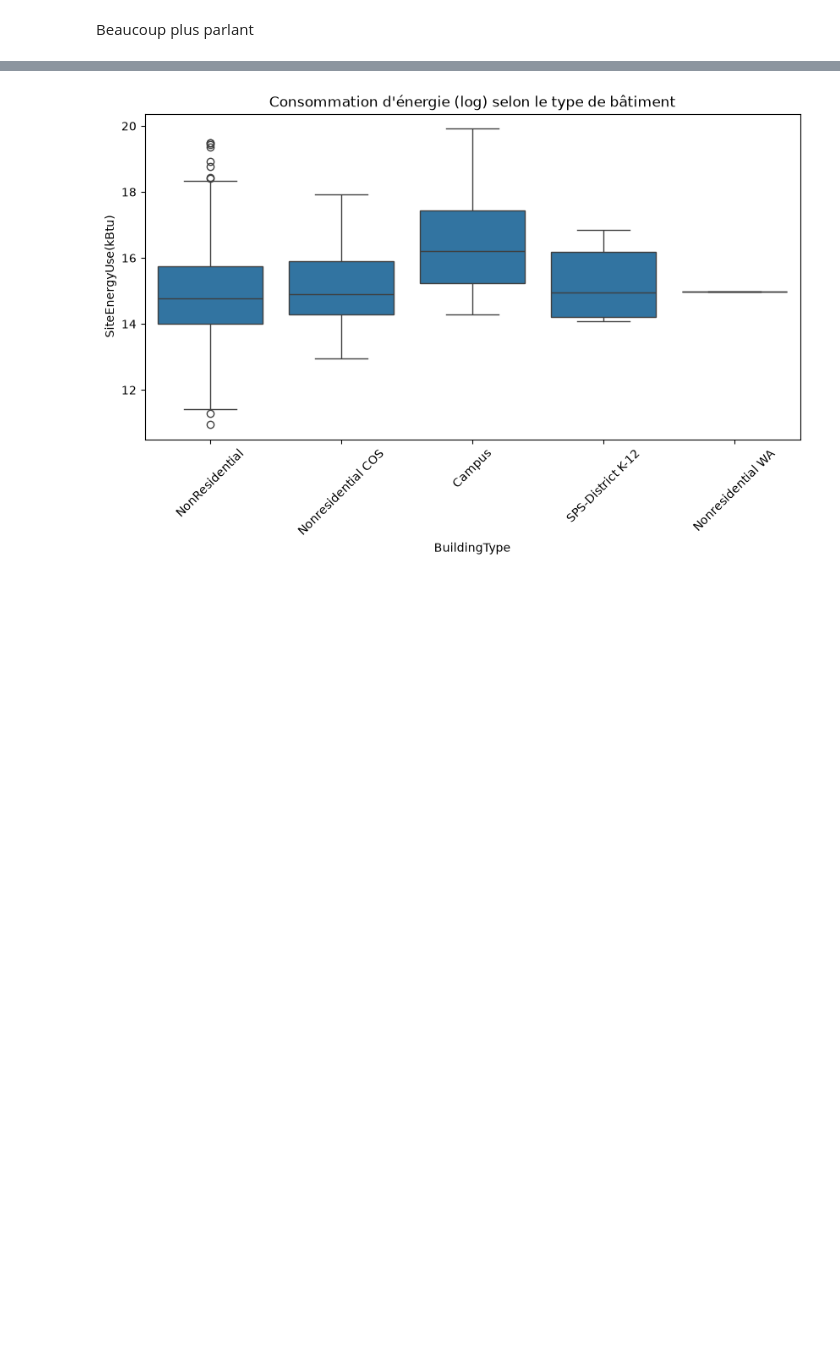
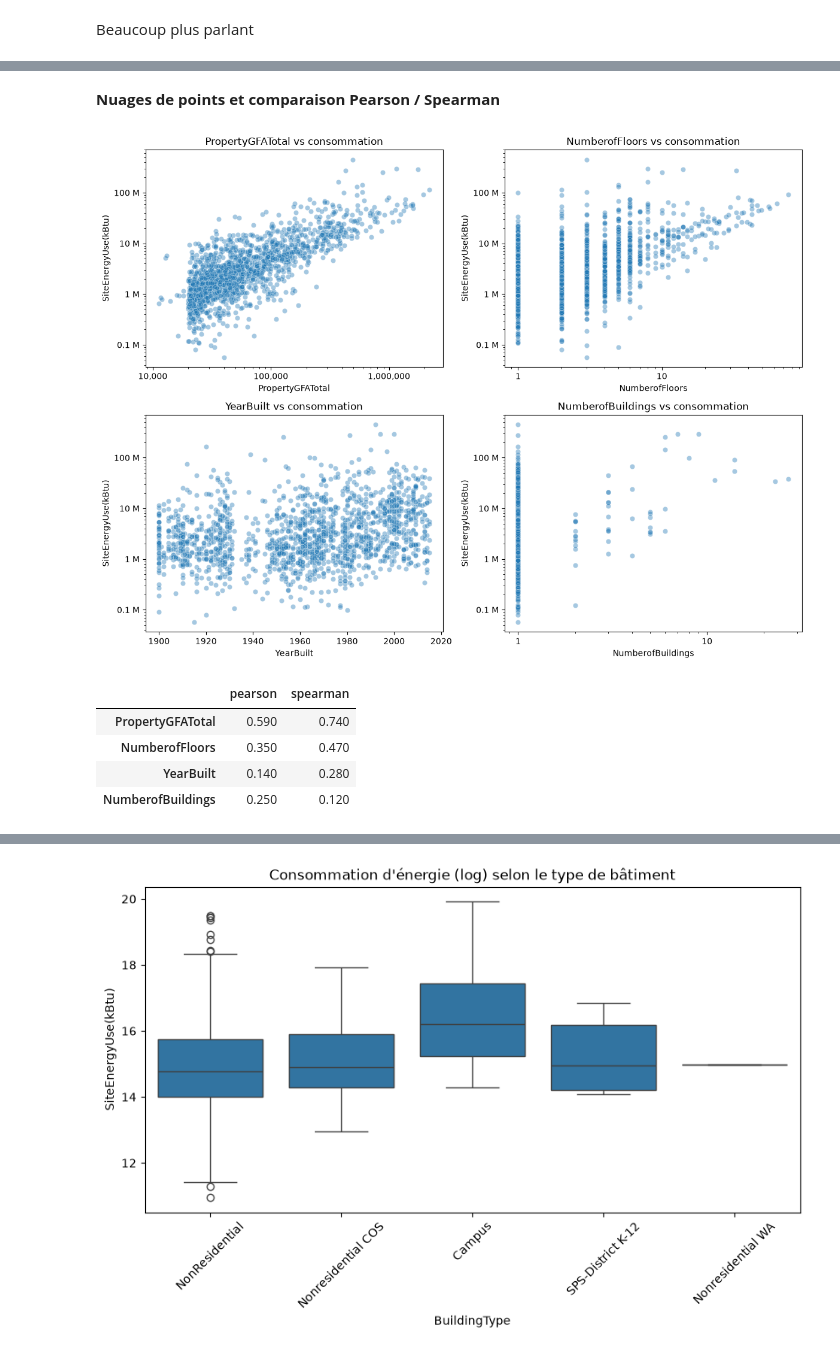
Before and after one commit to youdontknowmu/Projet3, a Jupyter notebook: P3_template_modelistation_supervisee_data_scientist.ipynb, the cells around one changed output, grey strips where cells are left out. Cells and saved outputs as stored; diff of their text form; code cells hidden in the pictures; blank space fills up the shorter version.

Commit message:
Corrections sur partie 1
Rajout de markdowns, rajout de satistiques descriptives

```diff
--- a/P3_template_modelistation_supervisee_data_scientist.ipynb
+++ b/P3_template_modelistation_supervisee_data_scientist.ipynb
@@ -216,0 +349,16 @@ Lignes supprimées : 16
+# %%
+"""Imputation du nombre d'étages de l'église par la médiane des lieux de culte"""
+# int() : le nombre d'étages est un entier, on évite de mettre 1.5 étage par exemple
+mediane_etages_culte = int(autres_lieux_de_culte["NumberofFloors"].median())
+
+# On cible la ligne repérée en 1.3 par sa valeur (99 étages) plutôt que par son numéro de ligne
+masque_etages_aberrants = building_consumption["NumberofFloors"] == 99
+print(f"Bâtiments corrigés : {masque_etages_aberrants.sum()}")
+
+# .loc[lignes, colonne] = valeur : remplace uniquement la case visée
+building_consumption.loc[masque_etages_aberrants, "NumberofFloors"] = mediane_etages_culte
+
+# Vérification : le nouveau maximum doit être nettement inférieur à 99
+print(f"Valeur imputée : {mediane_etages_culte} étage(s)")
+print(f"Nouveau maximum de NumberofFloors : {building_consumption['NumberofFloors'].max()}")
+print(f"Nombre de bâtiments (inchangé, on corrige sans supprimer) : {building_consumption.shape[0]}")
@@ -324,0 +543,36 @@ Name: SiteEnergyUse(kBtu), dtype: float64
+# %% [markdown]
+**Nuages de points et comparaison Pearson / Spearman**
+# %%
+"""Lien entre chaque variable structurelle et la consommation + comparaison Pearson / Spearman"""
+from matplotlib.ticker import FuncFormatter  # pour des libellés lisibles au lieu de 10^6
+
+variables = ["PropertyGFATotal", "NumberofFloors", "YearBuilt", "NumberofBuildings"]
+
+# Grille de 2x2 graphiques
+fig, axes = plt.subplots(2, 2, figsize=(12, 9))
+
+for ax, var in zip(axes.flatten(), variables):
+    sns.scatterplot(data=building_consumption, x=var, y=target, ax=ax, alpha=0.4)
+    ax.set_yscale("log")  # échelle log : les axes gardent les vraies unités, mais les géants n'écrasent plus tout
+    ax.yaxis.set_major_formatter(FuncFormatter(lambda v, _: f"{v/1e6:g} M"))  # 1000000 -> "1 M"
+    if var != "YearBuilt":  # une année ne se met pas en log
+        ax.set_xscale("log")
+        ax.xaxis.set_major_formatter(FuncFormatter(lambda v, _: f"{v:,.0f}"))  # 100000 -> "100,000"
+    ax.set_title(f"{var} vs consommation")
+
+plt.tight_layout()
+plt.show()
+
+# Les deux corrélations côte à côte (définitions dans le markdown au-dessus)
+correlations = pd.DataFrame({
+    "pearson": building_consumption[variables].corrwith(building_consumption[target], method="pearson"),
+    "spearman": building_consumption[variables].corrwith(building_consumption[target], method="spearman"),
+}).round(2)
+correlations
+# %% [output]
+[figure, added]
+|  | pearson | spearman |
+| PropertyGFATotal | 0.590 | 0.740 |
+| NumberofFloors | 0.350 | 0.470 |
+| YearBuilt | 0.140 | 0.280 |
+| NumberofBuildings | 0.250 | 0.120 |
```
Also changed, not shown: parts of 54 cells of this notebook, 1 other file.
